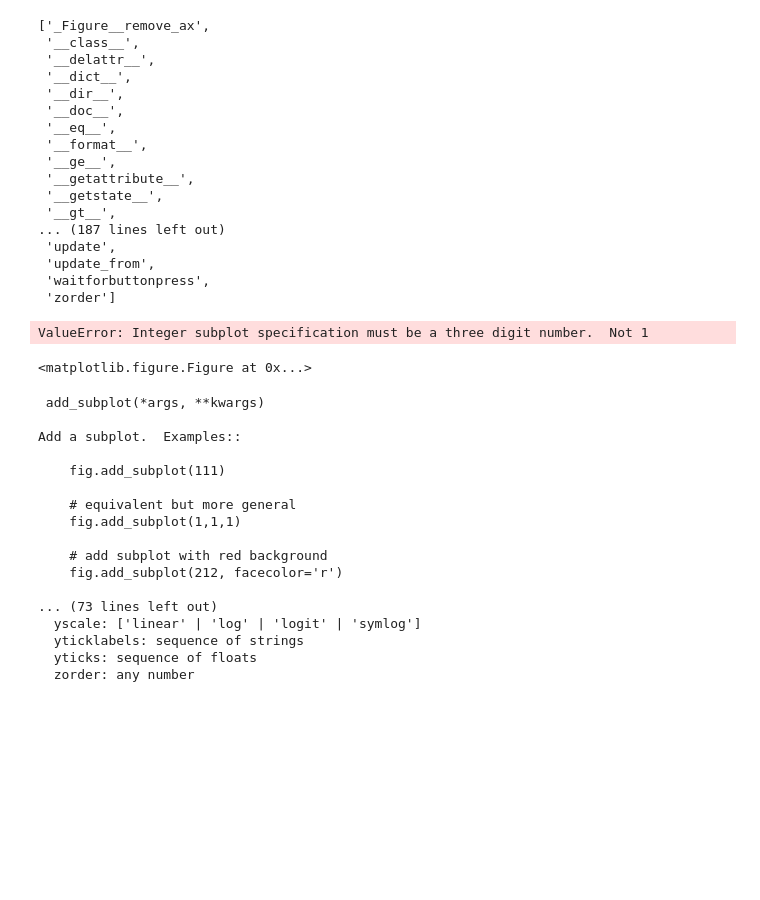
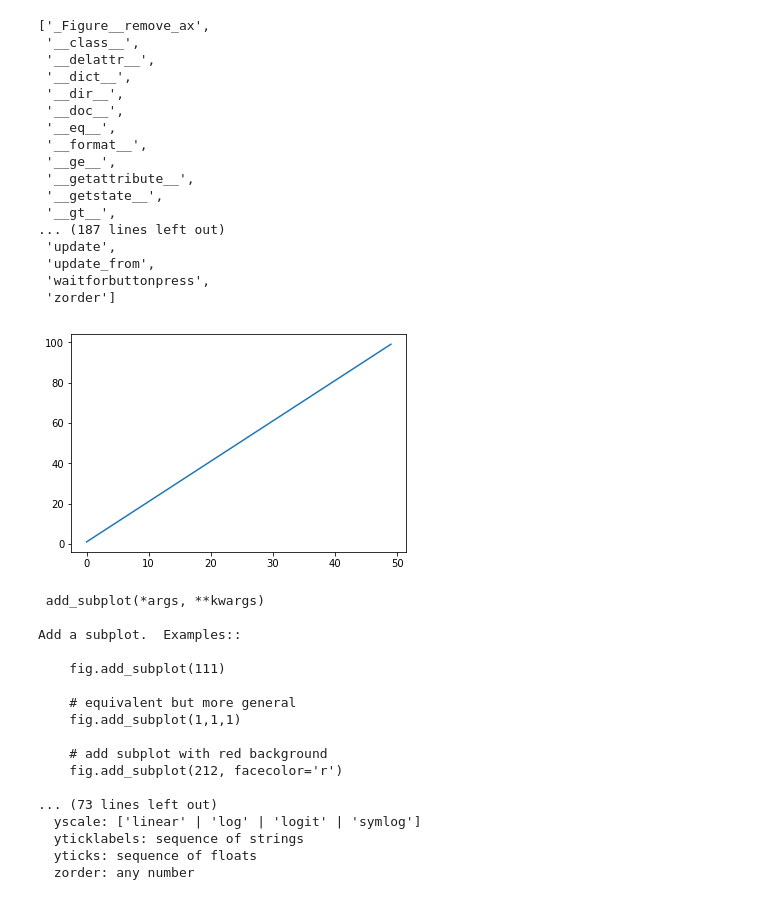
Before and after one commit to learningwithdg/datascience, a Jupyter notebook: Sessions/Session-8.ipynb, the cells around one changed output. Saved outputs shown, nothing was run; the diff lists cells and outputs as text; code cells hidden in the pictures; blank space fills up the shorter version.

Commit message:
matplotlib basics and understanding plots

```diff
--- a/Sessions/Day-7.ipynb
+++ b/Sessions/Session-8.ipynb
@@ -82,12 +82,11 @@ dir(fig)
 fig.show()
 # %%
 fig = plt.figure(edgecolor='blue')
-fig.add_subplot(1)
+fig.add_subplot(111)
 plt.plot(np.linspace(1, 99))
 fig.show()
 # %% [output]
-ValueError: Integer subplot specification must be a three digit number.  Not 1
-<matplotlib.figure.Figure at 0x...>
+[figure, added]
 # %%
 np.info(fig.add_subplot)
 # %% [output]
```
Also changed, not shown: parts of 4 cells of this notebook.
